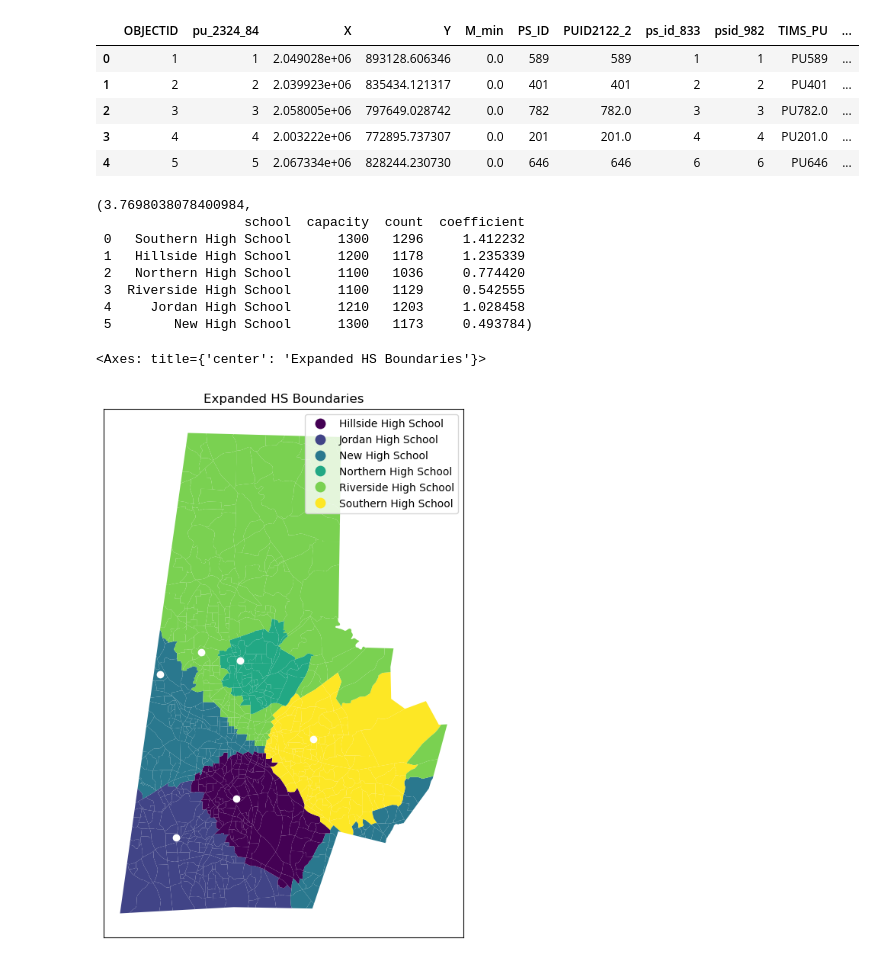
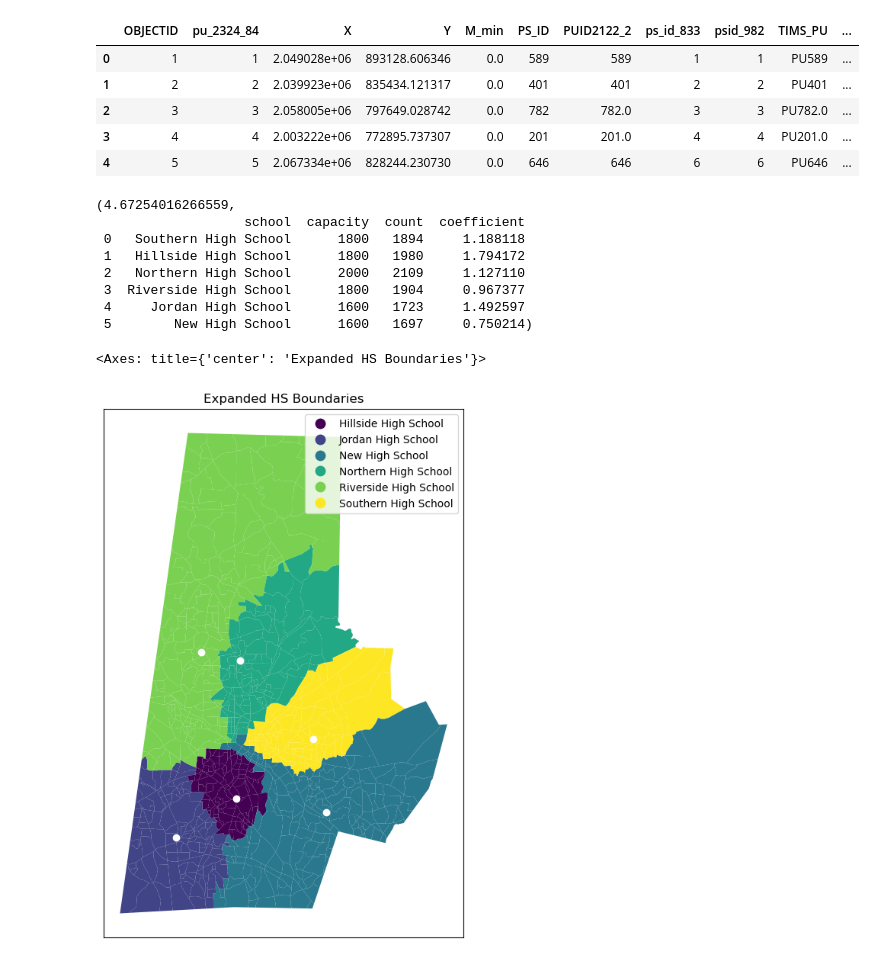
Before and after one commit to olublin/DPS-Planning, a Jupyter notebook: heuristic_model.ipynb, the cells around one changed output. Cells and saved outputs as stored; diff of their text form; code cells hidden in the pictures.

Commit message:
plotted new data

```diff
--- a/heuristic_model.ipynb
+++ b/heuristic_model.ipynb
@@ -4,6 +4,7 @@ import geopandas as gpd
 import numpy as np
 import matplotlib.pyplot as plt
 # %%
+hs_full_geo = gpd.read_file(r'C:\\Users\\olubl\\OneDrive\\College\\Data+\\DPS-Planning\\hs_full_geo.geojson')
 hs_2028_geo = gpd.read_file(r'C:\\Users\\olubl\\OneDrive\\College\\Data+\\DPS-Planning\\GIS_files\\pu_with_proj_SPLIT.geojson').to_crs(epsg=3857)
 hs_2028_geo.head(2)
 # %% [output]
@@ -32,7 +33,7 @@ dps_pu.head()
 # %%
 def score_candidate(candidate):
     school_names = ['Southern High School','Hillside High School','Northern High School','Riverside High School','Jordan High School','New High School']
-    capacities = [1300,1200,1100,1100,1210,1300]
+    capacities = [1800,1800,2000,1800,1600,1600]
 
     counts = pd.DataFrame({'school':school_names,
                            'capacity':capacities,
@@ -47,7 +48,7 @@ def score_candidate(candidate):
 
     for i in range(30):                                      #iterative boundary assignment (running 10x)
         assignments = []
-        for pu in hs_2028_geo.itertuples(index=False):
+        for pu in hs_full_geo.itertuples(index=False):
             centroid = pu.geometry.centroid
             pu_scores = []
             for j in range(6):                               #5 existing schools and 1 new
@@ -56,45 +57,45 @@ def score_candidate(candidate):
                 pu_scores.append(score)
             assign = school_names[pu_scores.index(min(pu_scores))]
             assignments.append(assign)                        #collect hs assignments based on min distance score
-        hs_2028_geo['assign'] = assignments
+        hs_full_geo['assign'] = assignments
 
         for i,school in enumerate(school_names):
-            assigned_students = hs_2028_geo.loc[hs_2028_geo['assign'] == school, 'final_proj'].sum()
+            assigned_students = hs_full_geo.loc[hs_full_geo['assign'] == school, 'count'].sum()
             counts.loc[i, 'count'] = assigned_students                    #sum up counts for all high schools and update coefficients
         counts['coefficient'] *= (counts['count']/counts['capacity'])**0.1
 
-    objective=hs_2028_geo.merge(dps_base_hs,left_on='assign',right_on='name',how='left')
+    objective=hs_full_geo.merge(dps_base_hs,left_on='assign',right_on='name',how='left')
     objective['distance']=objective['geometry_x'].distance(objective['geometry_y'])
-    objective_score = (objective['final_proj']*objective['distance']).sum()/(10**7)
+    objective_score = (objective['count']*objective['distance']).sum()/(10**7)
 
     return objective_score,counts
 
-candidate = dps_pu.loc[201]
+candidate = dps_pu.loc[516]
 score_candidate(candidate)
 # %% [output]
-(3.7698038078400984,
+(4.67254016266559,
                    school  capacity  count  coefficient
- 0   Southern High School      1300   1296     1.412232
- 1   Hillside High School      1200   1178     1.235339
- 2   Northern High School      1100   1036     0.774420
- 3  Riverside High School      1100   1129     0.542555
- 4     Jordan High School      1210   1203     1.028458
- 5        New High School      1300   1173     0.493784)
+ 0   Southern High School      1800   1894     1.188118
+ 1   Hillside High School      1800   1980     1.794172
+ 2   Northern High School      2000   2109     1.127110
+ 3  Riverside High School      1800   1904     0.967377
+ 4     Jordan High School      1600   1723     1.492597
+ 5        New High School      1600   1697     0.750214)
 # %%
 fig,ax = plt.subplots(figsize = (7,9))
 
-hs_2028_geo.plot(
+hs_full_geo.plot(
     column='assign',
     ax = ax,
     cmap = 'viridis',
     legend = True
 )
 
 ax.set_xticks([])
 ax.set_yticks([])
 
 plt.title('Expanded HS Boundaries')
 dps_base_hs.plot(ax=plt.gca(), color = 'white')
 # %% [output]
 <Axes: title={'center': 'Expanded HS Boundaries'}>
-[figure, old version]
+[figure, new version]
```
Also changed, not shown: parts of 8 cells of this notebook.
